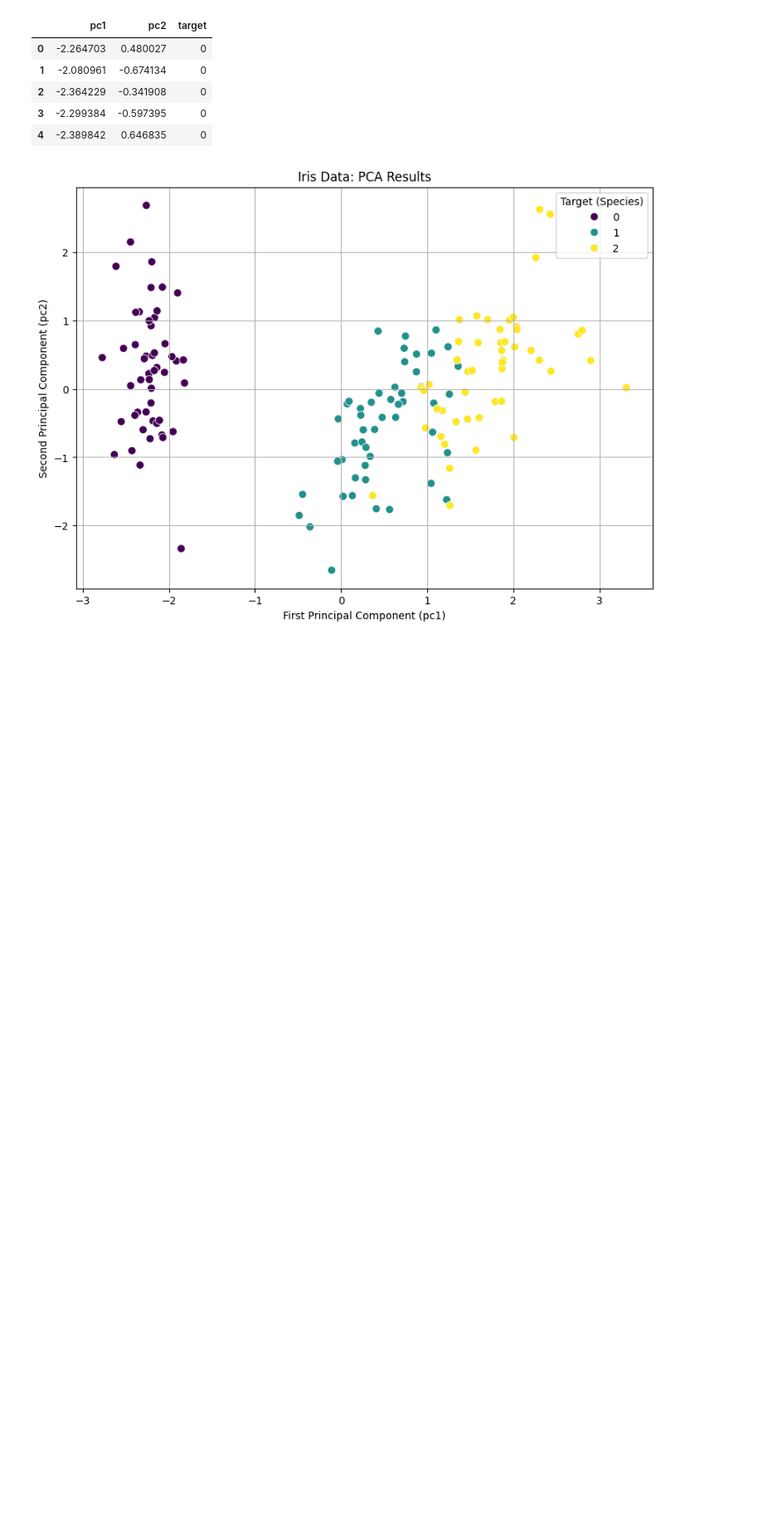
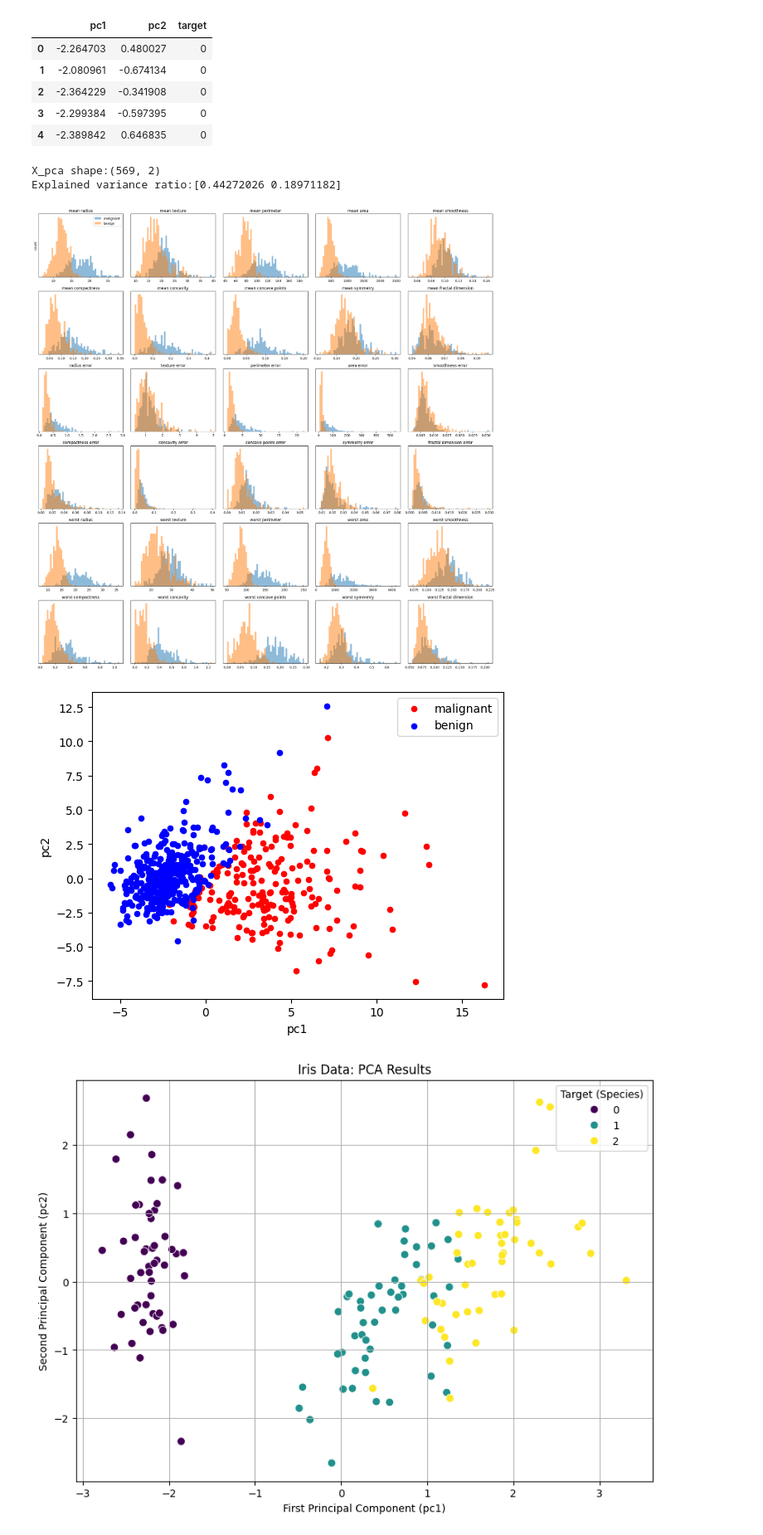
Before and after one commit to HISATAKA-KATO/EU_M_Math-Repository, a Jupyter notebook: Chap09_Ex_2.ipynb, the cells around one changed output. Shown at 83% size. Drawn from its saved outputs; the diff is of its cells as text; code cells hidden in the pictures; blank space fills up the shorter version.

```diff
--- a/Chap09_Ex_2.ipynb
+++ b/Chap09_Ex_2.ipynb
@@ -88,6 +88,59 @@ X_pca.head()
 | 2 | -2.364229 | -0.341908 | 0 |
 | 3 | -2.299384 | -0.597395 | 0 |
 | 4 | -2.389842 | 0.646835 | 0 |
+# %%
+#乳がんのデータをインポート
+from sklearn.datasets import load_breast_cancer
+cancer = load_breast_cancer()
+
+#データを悪性か良性かに分けるためのフィルター処理
+malignant = cancer.data[cancer.target == 0]#悪性
+benign = cancer.data[cancer.target == 1]#良性
+
+#maligantがブルー,beginがオレンジのヒストグラム
+#各図は、各々の説明変数(mean radiusなど)と目的変数との関係を示したヒストグラム
+fig,axes = plt.subplots(6,5,figsize=(20,20))
+ax = axes.ravel()
+for i in range(30):
+    _,bins = np.histogram(cancer.data[:,i],bins=50)
+    ax[i].hist(malignant[:,i],bins=bins,alpha=0.5)
+    ax[i].hist(benign[:,i],bins=bins,alpha=0.5)
+    ax[i].set_title(cancer.feature_names[i])
+    ax[i].set_yticks(())
+
+ax[0].set_ylabel('count')
+ax[0].legend(['malignant','benign'],loc='best')
+fig.tight_layout()
+
+#標準化
+sc = StandardScaler()
+X_std = sc.fit_transform(cancer.data)
+
+#主成分分析
+pca = PCA(n_components=2)
+pca.fit(X_std)
+X_pca = pca.transform(X_std)
+
+#表示
+print('X_pca shape:{}'.format(X_pca.shape))
+print('Explained variance ratio:{}'.format(pca.explained_variance_ratio_))
+
+#列にラベルを付ける、一つ目が第一主成分、二つ目が第二主成分
+X_pca = pd.DataFrame(X_pca,columns=['pc1','pc2'])
+X_pca = pd.concat([X_pca,pd.DataFrame(cancer.target, columns=['target'])],axis=1)
+
+#悪性、良性を分ける
+pca_malignant = X_pca[X_pca['target'] == 0]
+pca_benign = X_pca[X_pca['target'] == 1]
+
+#悪性と良性をプロット
+ax = pca_malignant.plot.scatter(x='pc1',y='pc2',color='red',label='malignant');
+pca_benign.plot.scatter(x='pc1',y='pc2',color='blue',label='benign',ax=ax);
+# %% [output]
+X_pca shape:(569, 2)
+Explained variance ratio:[0.44272026 0.18971182]
+[figure, added]
+[figure, added]
 # %%
 import seaborn as sns
 
```
